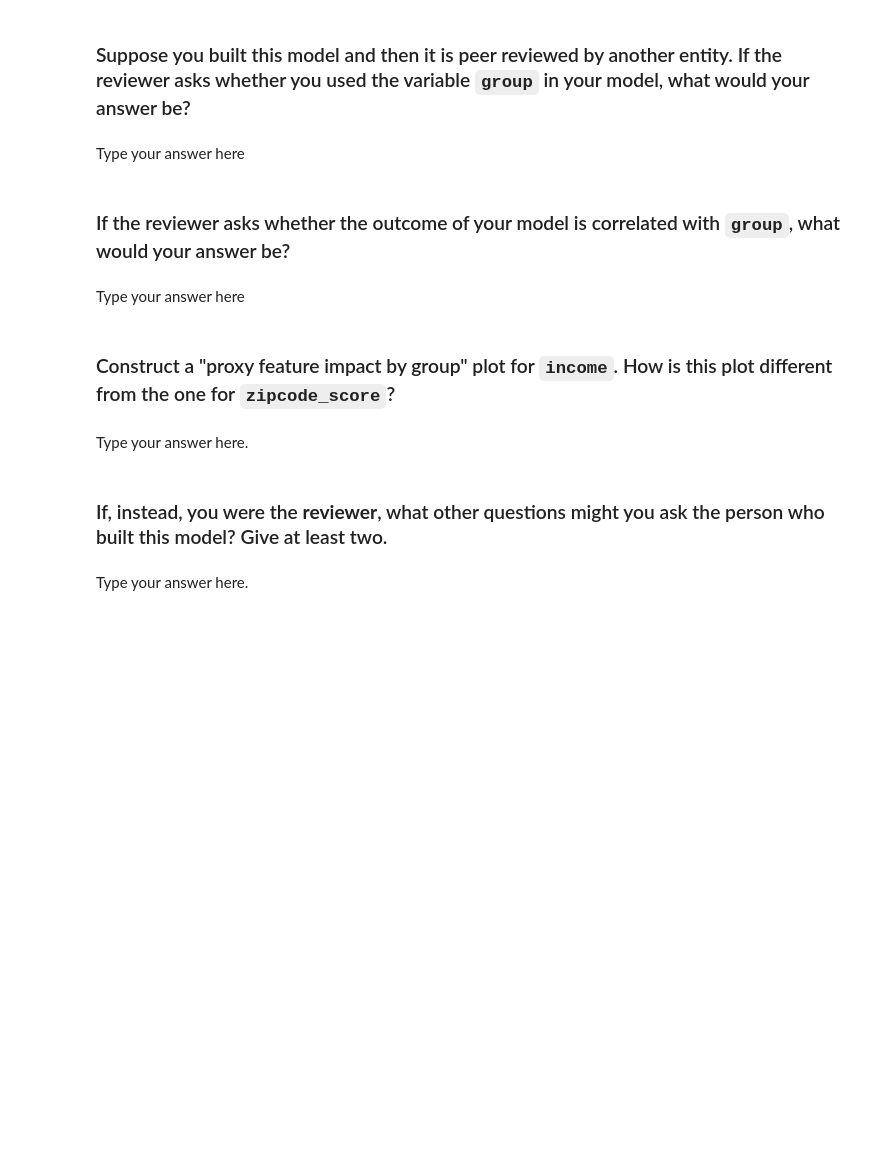
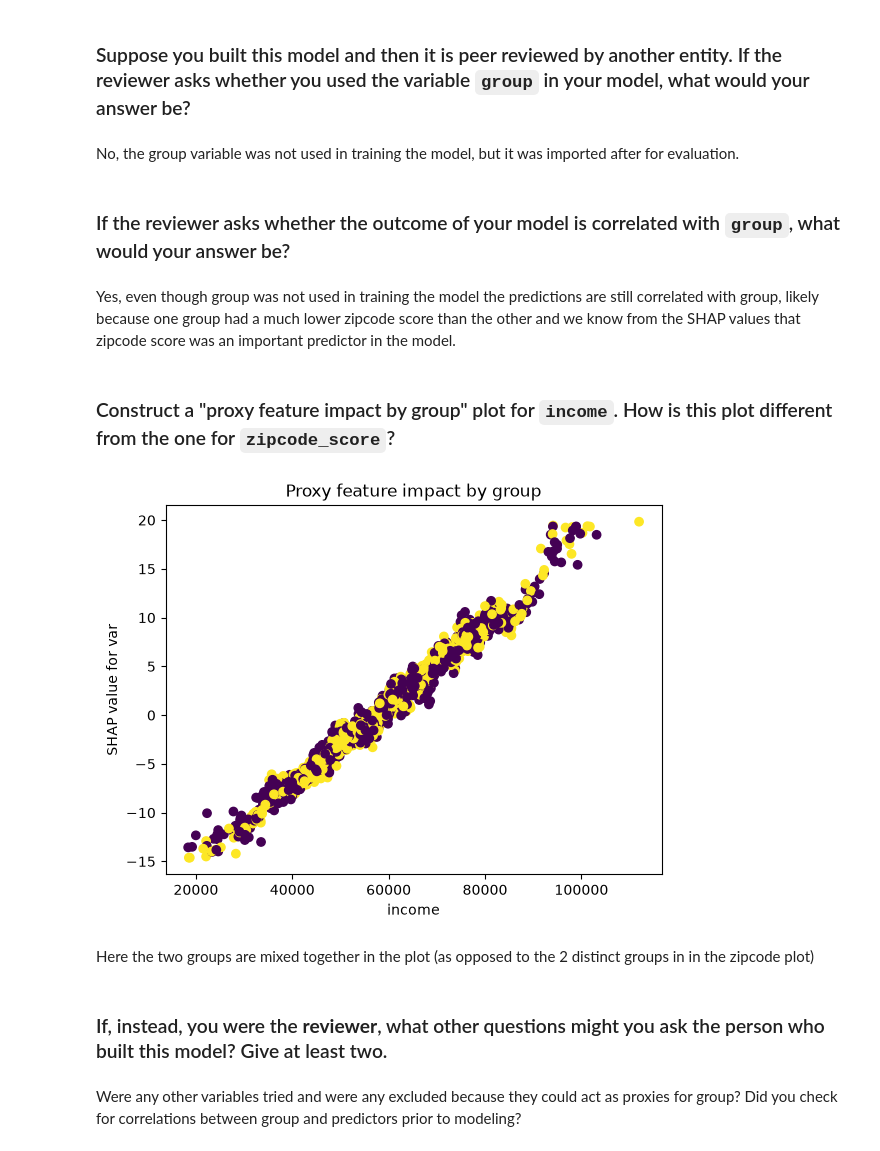
Before and after one commit to emileeharadon-gif/code_3000, a Jupyter notebook: mod04_bias.ipynb, the cells around one changed output. Saved outputs shown, nothing was run; the diff lists cells and outputs as text; code cells hidden in the pictures; blank space fills up the shorter version.

```diff
--- a/mod04_bias.ipynb
+++ b/mod04_bias.ipynb
@@ -95,18 +95,36 @@ Type your answer here
 # %% [markdown]
 ### Suppose you built this model and then it is peer reviewed by another entity. If the reviewer asks whether you used the variable `group` in your model, what would your answer be?
 # %% [markdown]
-Type your answer here
+No, the group variable was not used in training the model, but it was imported after for evaluation.
 # %% [markdown]
 ### If the reviewer asks whether the outcome of your model is correlated with `group`, what would your answer be?
 # %% [markdown]
-Type your answer here
+Yes, even though group was not used in training the model the predictions are still correlated with group, likely because one group had a much lower zipcode score than the other and we know from the SHAP values that zipcode score was an important predictor in the model.
 # %% [markdown]
 ### Construct a "proxy feature impact by group" plot for `income`. How is this plot different from the one for `zipcode_score`?
 # %%
-Type your code here.
+def plot_shap(var):
+    # Extract SHAP values for the feature
+    shap_var = shap_values[:, var].values
+
+    # Plot the values of each group using different colors
+    plt.figure()
+    plt.scatter(
+        X_test[var],
+        shap_var,
+        c=X_test_with_group["group"]
+    )
+    plt.xlabel(var)
+    plt.ylabel(f"SHAP value for var")
+    plt.title("Proxy feature impact by group")
+    plt.show()
+
+plot_shap("income")
+# %% [output]
+[figure, added]
 # %% [markdown]
-Type your answer here.
+Here the two groups are mixed together in the plot (as opposed to the 2 distinct groups in in the zipcode plot)
 # %% [markdown]
 ### If, instead, you were the **reviewer**, what other questions might you ask the person who built this model? Give at least two.
 # %% [markdown]
-Type your answer here.
+Were any other variables tried and were any excluded because they could act as proxies for group? Did you check for correlations between group and predictors prior to modeling?
```
Also changed, not shown: parts of 1 cell of this notebook.
